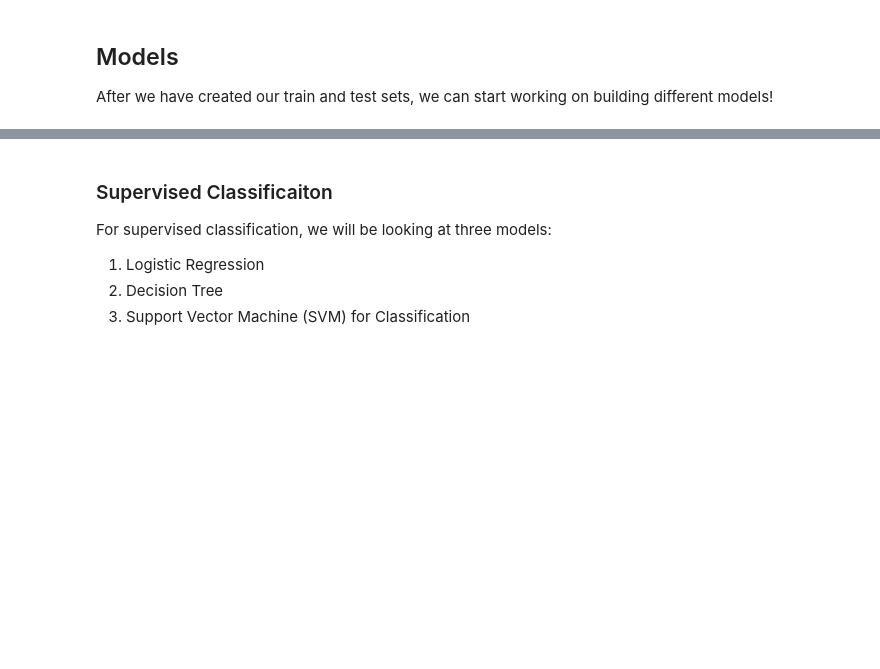
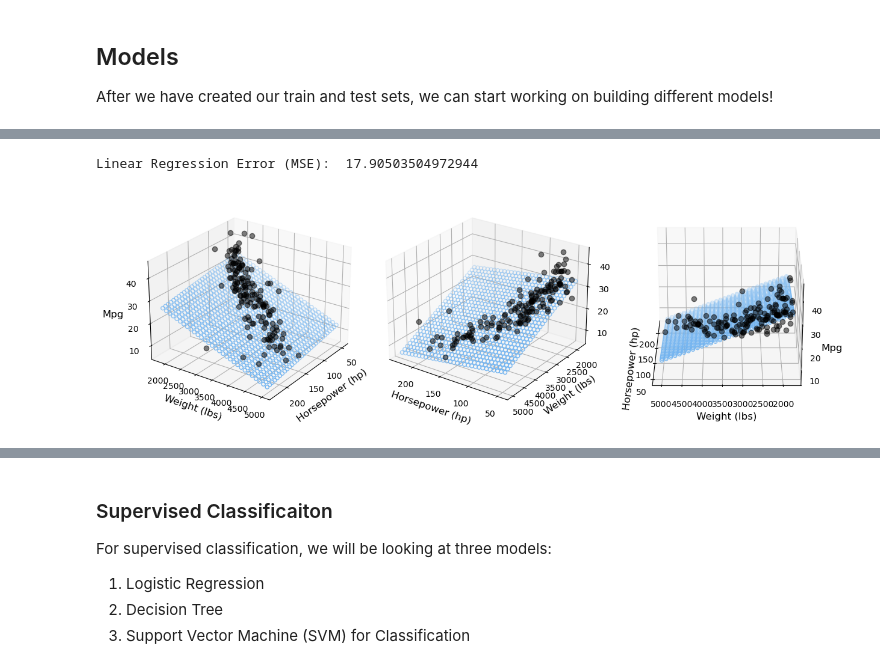
Before and after one commit to DS3Workshops/ds3-wi23-ml-workshop, a Jupyter notebook: introduction-to-ml/IntroML.ipynb, the cells around one changed output, grey strips where cells are left out. Cells and saved outputs as stored; diff of their text form; code cells hidden in the pictures; blank space fills up the shorter version.

```diff
--- a/introduction-to-ml/IntroML.ipynb
+++ b/introduction-to-ml/IntroML.ipynb
@@ -61,13 +62,18 @@ import time
 # %%
 # TODO: replace with path to your downloaded dataset
 mobile_price_filepath = './mobile_price_classification_train.csv'
+auto_mpg_filepath = './auto-mpg.data'
 
 # load the data into memory
 mobile_price_train, mobile_price_test = None, None
 mobile_price_df = pd.read_csv(mobile_price_filepath)
+auto_mpg_df = pd.read_fwf(auto_mpg_filepath, header=None)
+auto_mpg_df = auto_mpg_df.rename(columns={0:'mpg', 1:'cylinders', 2:'displacement', 3:'horsepower', 4:'weight', 5:'acceleration', 6:'year', 7:'origin', 8:'name'})
+auto_mpg_df.replace('?', np.NaN, inplace=True)
 
 # Feel free to playaround with this function, but if you change the test_size and/or random_state, you will see different results
 mobile_price_train, mobile_price_test = train_test_split(mobile_price_df, test_size=0.4, random_state=2023, shuffle=True)
+auto_mpg_train, auto_mpg_test = train_test_split(auto_mpg_df, test_size=0.4, random_state=2023, shuffle=True)
 # %% [markdown]
 ##### Before we being training models, we have to understand what data we are working with.
 
@@ -142,0 +148,3 @@ For supervised regression, we will be looking at three models:
+# %%
+# separate the features and the target (battery_power)
+X_train, y_train = auto_mpg_train[['horsepower', 'weight']].to_numpy(), auto_mpg_train['mpg'].to_numpy()
@@ -142,0 +160,3 @@ For supervised regression, we will be looking at three models:
+# %%
+# repeat for the test data
+X_test, y_test = auto_mpg_test[['horsepower', 'weight']].to_numpy(), auto_mpg_test['mpg'].to_numpy()
@@ -142,0 +178,58 @@ For supervised regression, we will be looking at three models:
+# %%
+# import from linear regression for model, mean squared error for evaluation, and simple imputer to impute missing values (i.e. np.NaN values).
+from sklearn.linear_model import LinearRegression
+from sklearn.metrics import mean_squared_error
+from sklearn.impute import SimpleImputer
+
+# impute missing values using the mean value
+si = SimpleImputer(missing_values=np.NaN, strategy='mean')
+X_train = si.fit_transform(X_train)
+
+# create the model
+lr = LinearRegression(fit_intercept=True, n_jobs=-1) # n_jobs=-1 enables all threads for training
+
+# train the model
+lr.fit(X_train, y_train)
+
+# make prediction for test set
+X_test = si.transform(X_test)
+pred = lr.predict(X_test)
+
+# evaluate error
+print("Linear Regression Error (MSE): ", mean_squared_error(y_test, pred), '\n')
+# %% [output]
+Linear Regression Error (MSE):  17.90503504972944
+# %%
+# plot result with hyperplane (don't worry about the code here, but if you are interested: https://jakevdp.github.io/PythonDataScienceHandbook/04.12-three-dimensional-plotting.html)
+
+plt.style.use('default')
+
+fig = plt.figure(figsize=(12, 4))
+
+ax1 = fig.add_subplot(131, projection='3d')
+ax2 = fig.add_subplot(132, projection='3d')
+ax3 = fig.add_subplot(133, projection='3d')
+
+axes = [ax1, ax2, ax3]
+
+x, y, z = X_test[:, 0], X_test[:, 1], y_test
+xx_pred, yy_pred = np.meshgrid(np.linspace(min(x), max(x), 30), np.linspace(min(y), max(y), 30))
+model_viz = np.array([xx_pred.flatten(), yy_pred.flatten()]).T
+prediction = lr.predict(model_viz)
+
+for ax in axes:
+    ax.plot(x, y, z, color='k', zorder=15, linestyle='none', marker='o', alpha=0.5)
+    ax.scatter(xx_pred.flatten(), yy_pred.flatten(), prediction, facecolor=(0,0,0,0), s=20, edgecolor='#70b3f0')
+    ax.set_xlabel('Horsepower (hp)', fontsize=12)
+    ax.set_ylabel('Weight (Ibs)', fontsize=12)
+    ax.set_zlabel('Mpg', fontsize=12)
+    ax.locator_params(nbins=4, axis='x')
+    ax.locator_params(nbins=5, axis='x')
+
+ax1.view_init(elev=25, azim=35)
+ax2.view_init(elev=25, azim=125)
+ax3.view_init(elev=25, azim=180)
+
+fig.tight_layout()
+# %% [output]
+[figure, added]
```
Also changed, not shown: parts of 29 cells of this notebook, 3 other files.
